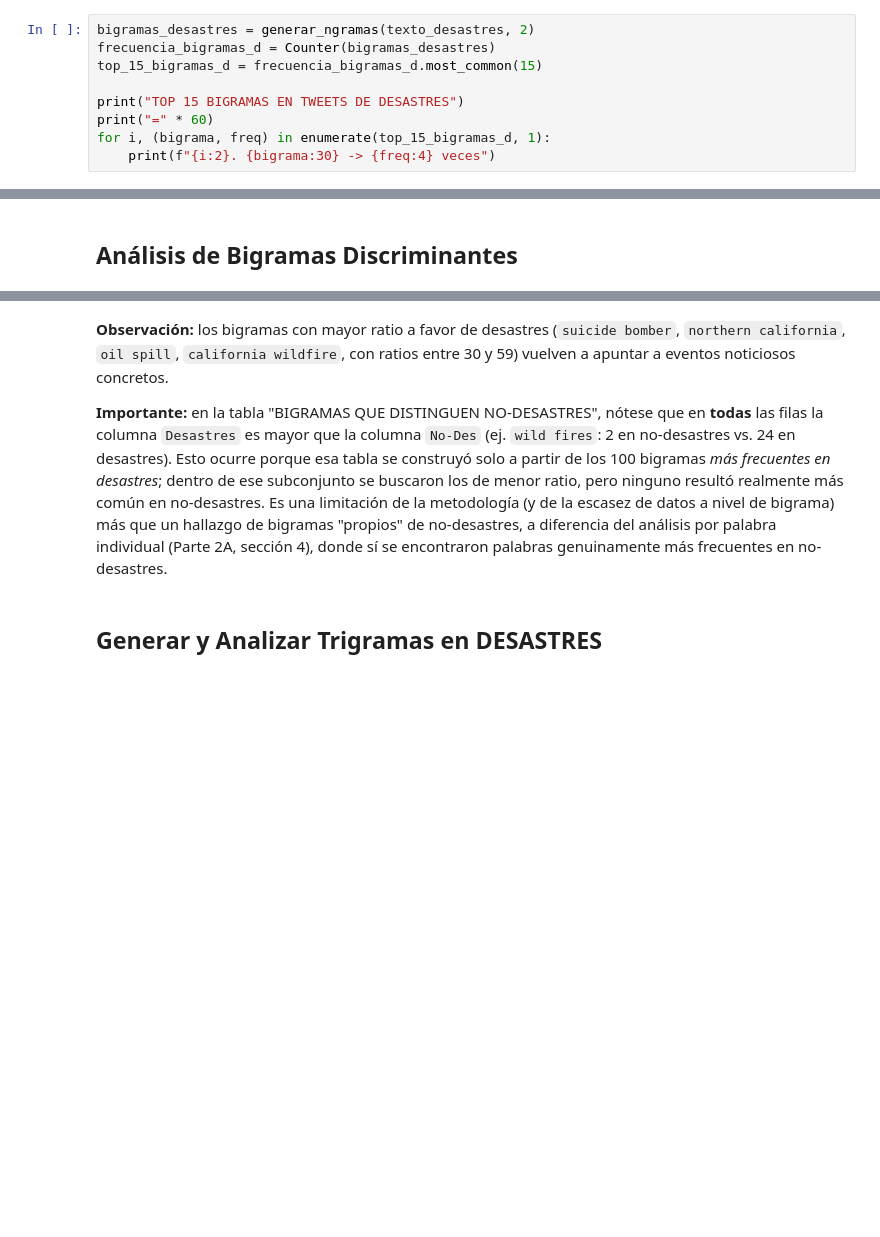
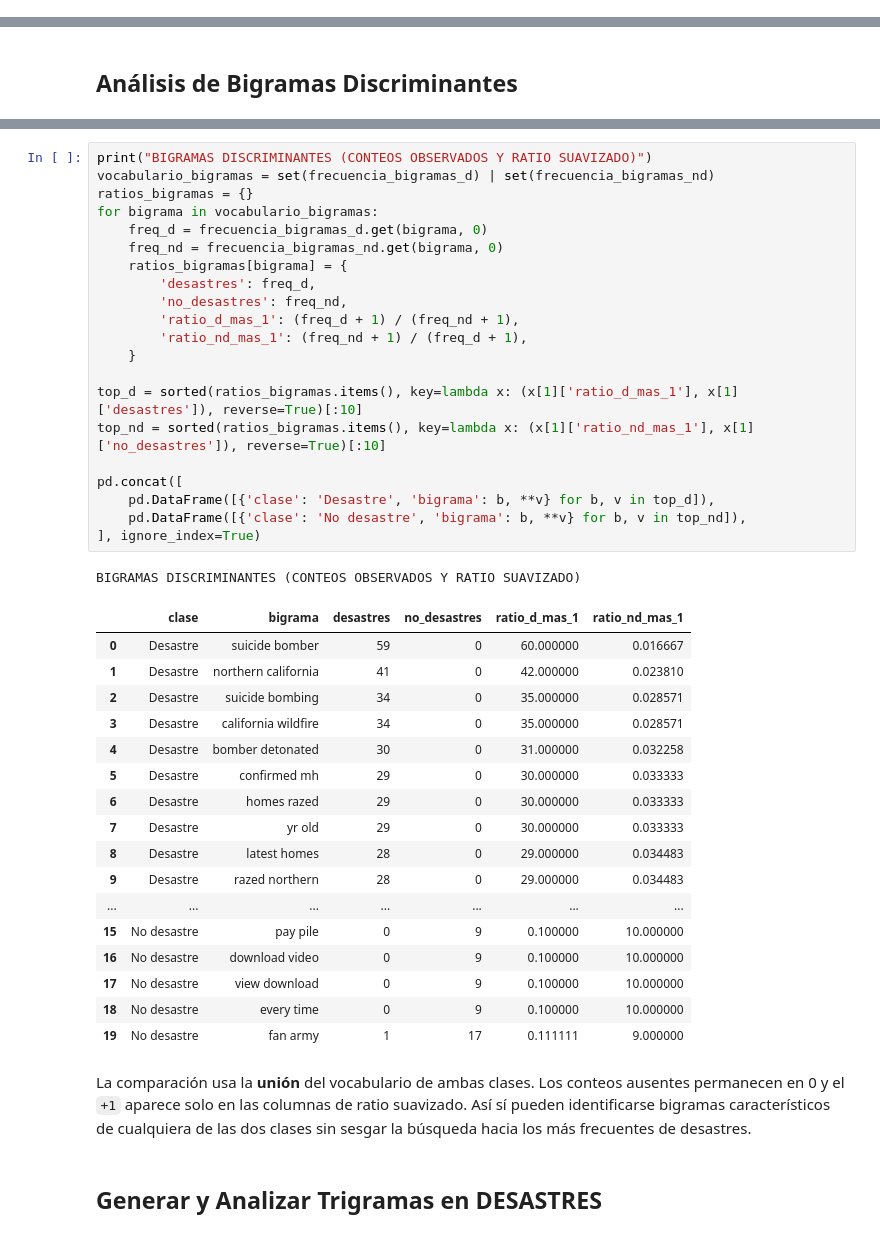
Before and after one commit to Qu3zada22/lab5-ds, a Jupyter notebook: Lab5_Completo.ipynb, the cells around one changed output, grey strips where cells are left out. Cells and saved outputs as stored; diff of their text form; blank space fills up the shorter version.

```diff
--- a/Lab5_Completo.ipynb
+++ b/Lab5_Completo.ipynb
@@ -470,11 +498,2 @@ Función de n-gramas creada
 # %% [markdown]
 ## Generar y Analizar Bigramas en DESASTRES
-# %%
-bigramas_desastres = generar_ngramas(texto_desastres, 2)
-frecuencia_bigramas_d = Counter(bigramas_desastres)
-top_15_bigramas_d = frecuencia_bigramas_d.most_common(15)
-
-print("TOP 15 BIGRAMAS EN TWEETS DE DESASTRES")
-print("=" * 60)
-for i, (bigrama, freq) in enumerate(top_15_bigramas_d, 1):
-    print(f"{i:2}. {bigrama:30} -> {freq:4} veces")
@@ -615,6 +592,44 @@ wild fires                                   2           24     0.08
-# %% [markdown]
-**Observación:** los bigramas con mayor ratio a favor de desastres (`suicide bomber`, `northern california`, `oil spill`, `california wildfire`, con ratios entre 30 y 59) vuelven a apuntar a eventos noticiosos concretos.
-
-**Importante:** en la tabla "BIGRAMAS QUE DISTINGUEN NO-DESASTRES", nótese que en **todas** las filas la columna `Desastres` es mayor que la columna `No-Des` (ej. `wild fires`: 2 en no-desastres vs. 24 en desastres). Esto ocurre porque esa tabla se construyó solo a partir de los 100 bigramas *más frecuentes en desastres*; dentro de ese subconjunto se buscaron los de menor ratio, pero ninguno resultó realmente más común en no-desastres. Es una limitación de la metodología (y de la escasez de datos a nivel de bigrama) más que un hallazgo de bigramas "propios" de no-desastres, a diferencia del análisis por palabra individual (Parte 2A, sección 4), donde sí se encontraron palabras genuinamente más frecuentes en no-desastres.
+# %%
+print("BIGRAMAS DISCRIMINANTES (CONTEOS OBSERVADOS Y RATIO SUAVIZADO)")
+vocabulario_bigramas = set(frecuencia_bigramas_d) | set(frecuencia_bigramas_nd)
+ratios_bigramas = {}
+for bigrama in vocabulario_bigramas:
+    freq_d = frecuencia_bigramas_d.get(bigrama, 0)
+    freq_nd = frecuencia_bigramas_nd.get(bigrama, 0)
+    ratios_bigramas[bigrama] = {
+        'desastres': freq_d,
+        'no_desastres': freq_nd,
+        'ratio_d_mas_1': (freq_d + 1) / (freq_nd + 1),
+        'ratio_nd_mas_1': (freq_nd + 1) / (freq_d + 1),
+    }
+
+top_d = sorted(ratios_bigramas.items(), key=lambda x: (x[1]['ratio_d_mas_1'], x[1]['desastres']), reverse=True)[:10]
+top_nd = sorted(ratios_bigramas.items(), key=lambda x: (x[1]['ratio_nd_mas_1'], x[1]['no_desastres']), reverse=True)[:10]
+
+pd.concat([
+    pd.DataFrame([{'clase': 'Desastre', 'bigrama': b, **v} for b, v in top_d]),
+    pd.DataFrame([{'clase': 'No desastre', 'bigrama': b, **v} for b, v in top_nd]),
+], ignore_index=True)
+# %% [output]
+BIGRAMAS DISCRIMINANTES (CONTEOS OBSERVADOS Y RATIO SUAVIZADO)
+|  | clase | bigrama | desastres | no_desastres | ratio_d_mas_1 | ratio_nd_mas_1 |
+| 0 | Desastre | suicide bomber | 59 | 0 | 60.000000 | 0.016667 |
+| 1 | Desastre | northern california | 41 | 0 | 42.000000 | 0.023810 |
+| 2 | Desastre | suicide bombing | 34 | 0 | 35.000000 | 0.028571 |
+| 3 | Desastre | california wildfire | 34 | 0 | 35.000000 | 0.028571 |
+| 4 | Desastre | bomber detonated | 30 | 0 | 31.000000 | 0.032258 |
+| 5 | Desastre | confirmed mh | 29 | 0 | 30.000000 | 0.033333 |
+| 6 | Desastre | homes razed | 29 | 0 | 30.000000 | 0.033333 |
+| 7 | Desastre | yr old | 29 | 0 | 30.000000 | 0.033333 |
+| 8 | Desastre | latest homes | 28 | 0 | 29.000000 | 0.034483 |
+| 9 | Desastre | razed northern | 28 | 0 | 29.000000 | 0.034483 |
+| ... | ... | ... | ... | ... | ... | ... |
+| 15 | No desastre | pay pile | 0 | 9 | 0.100000 | 10.000000 |
+| 16 | No desastre | download video | 0 | 9 | 0.100000 | 10.000000 |
+| 17 | No desastre | view download | 0 | 9 | 0.100000 | 10.000000 |
+| 18 | No desastre | every time | 0 | 9 | 0.100000 | 10.000000 |
+| 19 | No desastre | fan army | 1 | 17 | 0.111111 | 9.000000 |
+# %% [markdown]
+La comparación usa la **unión** del vocabulario de ambas clases. Los conteos ausentes permanecen en 0 y el `+1` aparece solo en las columnas de ratio suavizado. Así sí pueden identificarse bigramas característicos de cualquiera de las dos clases sin sesgar la búsqueda hacia los más frecuentes de desastres.
 # %% [markdown]
 ## Generar y Analizar Trigramas en DESASTRES
```
Also changed, not shown: parts of 42 cells of this notebook, 9 other files.
